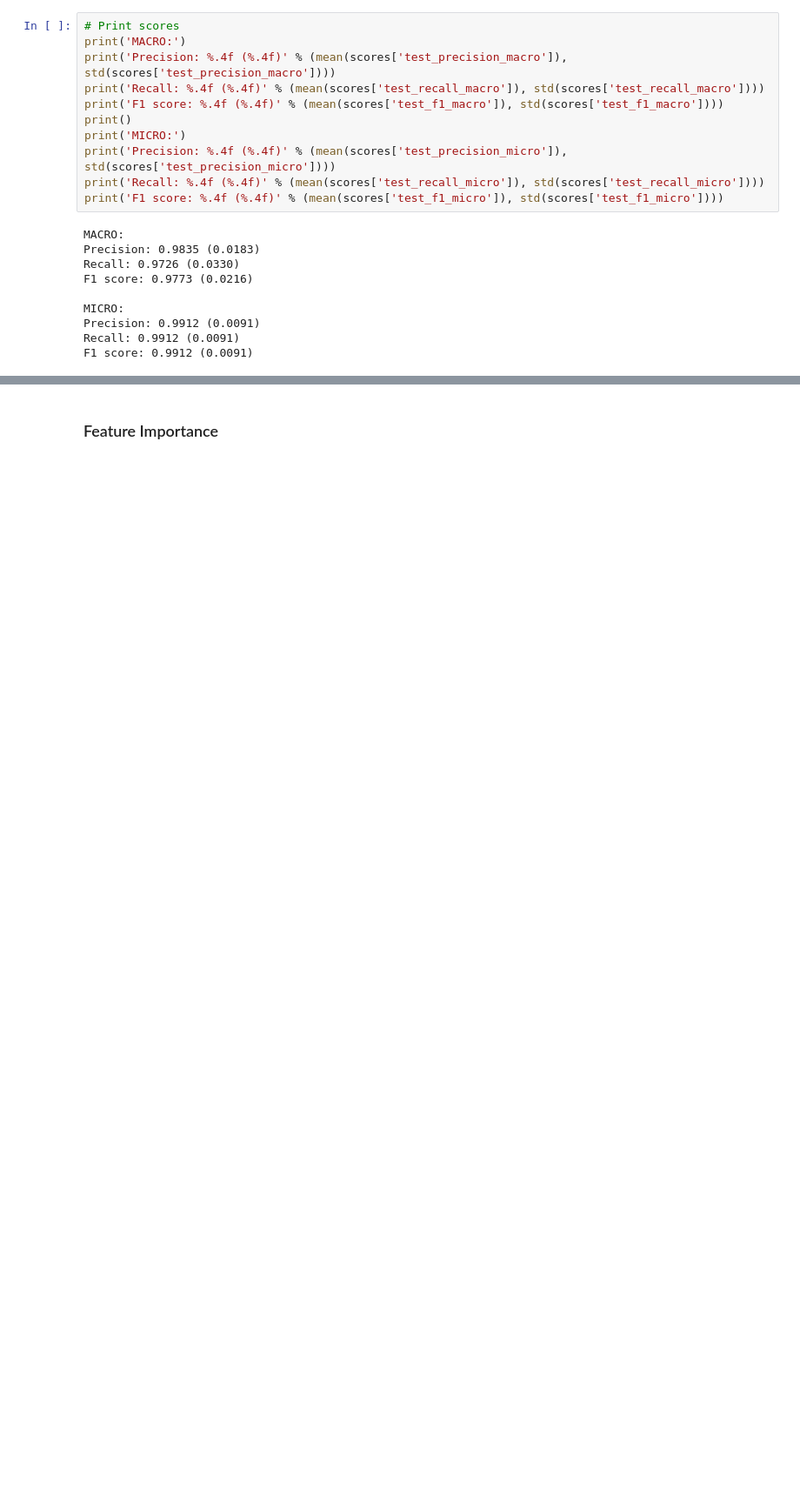
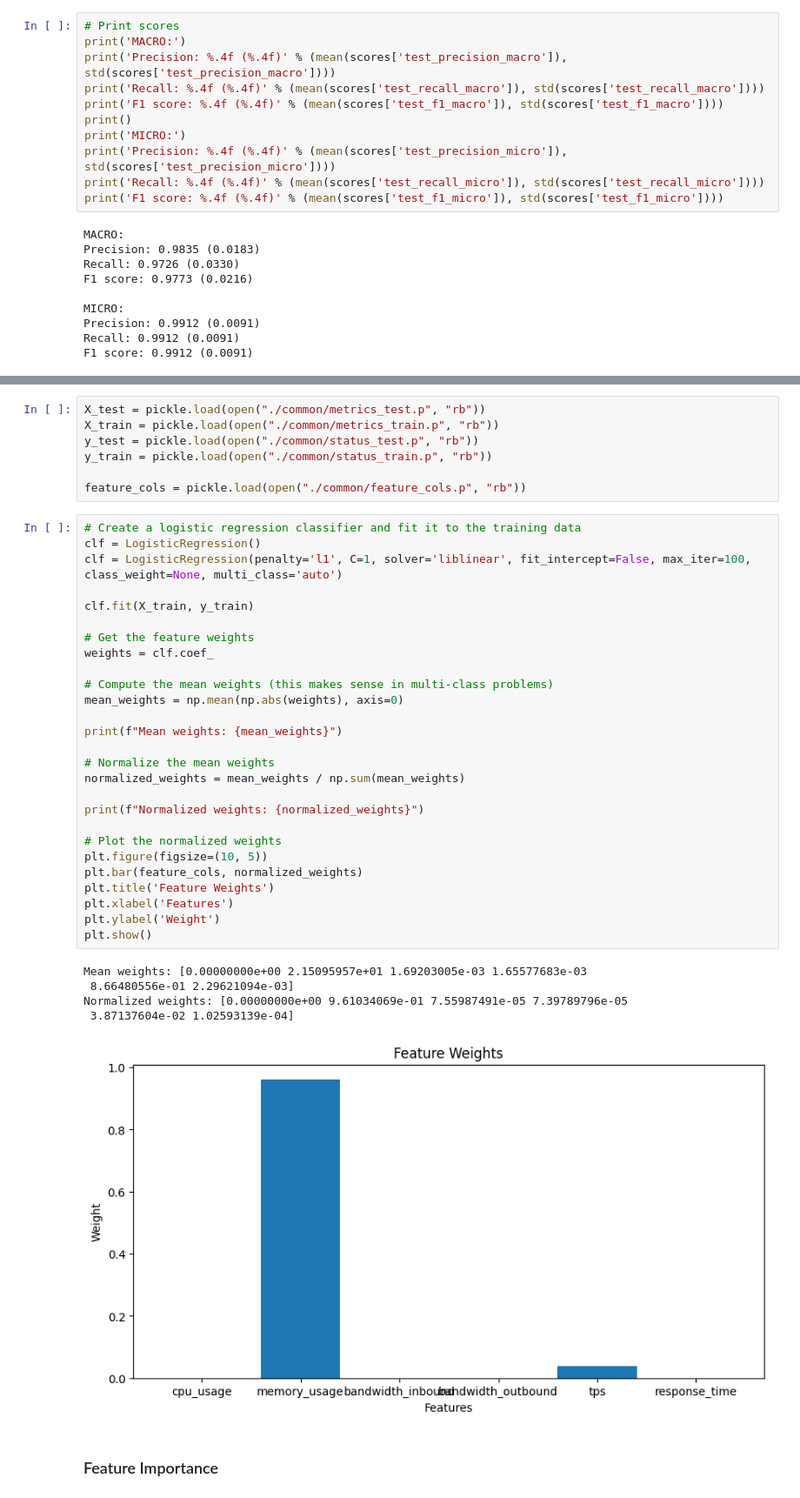
Before and after one commit to meng-rcis/rcie-system-metrics-prediction, a Jupyter notebook: two-stages/status/status.logistic_regression.ipynb, the cells around one changed output, grey strips where cells are left out. Shown at 87% size. Saved outputs shown, nothing was run; the diff lists cells and outputs as text; blank space fills up the shorter version.

```diff
--- a/two-stages/status/status.logistic_regression.ipynb
+++ b/two-stages/status/status.logistic_regression.ipynb
@@ -90,3 +92,43 @@ F1 score: 0.9912 (0.0091)
+# %%
+X_test = pickle.load(open("./common/metrics_test.p", "rb"))
+X_train = pickle.load(open("./common/metrics_train.p", "rb"))
+y_test = pickle.load(open("./common/status_test.p", "rb"))
+y_train = pickle.load(open("./common/status_train.p", "rb"))
+
+feature_cols = pickle.load(open("./common/feature_cols.p", "rb"))
+# %%
+# Create a logistic regression classifier and fit it to the training data
+clf = LogisticRegression()
+clf = LogisticRegression(penalty='l1', C=1, solver='liblinear', fit_intercept=False, max_iter=100, class_weight=None, multi_class='auto')
+
+clf.fit(X_train, y_train)
+
+# Get the feature weights
+weights = clf.coef_
+
+# Compute the mean weights (this makes sense in multi-class problems)
+mean_weights = np.mean(np.abs(weights), axis=0)
+
+print(f"Mean weights: {mean_weights}")
+
+# Normalize the mean weights
+normalized_weights = mean_weights / np.sum(mean_weights)
+
+print(f"Normalized weights: {normalized_weights}")
+
+# Plot the normalized weights
+plt.figure(figsize=(10, 5))
+plt.bar(feature_cols, normalized_weights)
+plt.title('Feature Weights')
+plt.xlabel('Features')
+plt.ylabel('Weight')
+plt.show()
+# %% [output]
+Mean weights: [0.00000000e+00 2.15095957e+01 1.69203005e-03 1.65577683e-03
+ 8.66480556e-01 2.29621094e-03]
+Normalized weights: [0.00000000e+00 9.61034069e-01 7.55987491e-05 7.39789796e-05
+ 3.87137604e-02 1.02593139e-04]
+[figure, added]
 # %% [markdown]
 ### Feature Importance
 # %%
```
Also changed, not shown: parts of 1 cell of this notebook, 3 other files.
